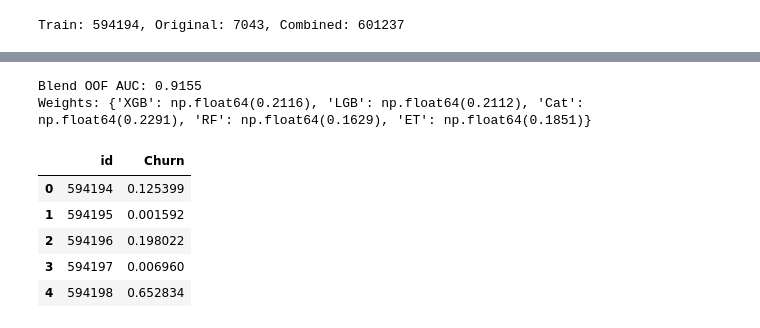
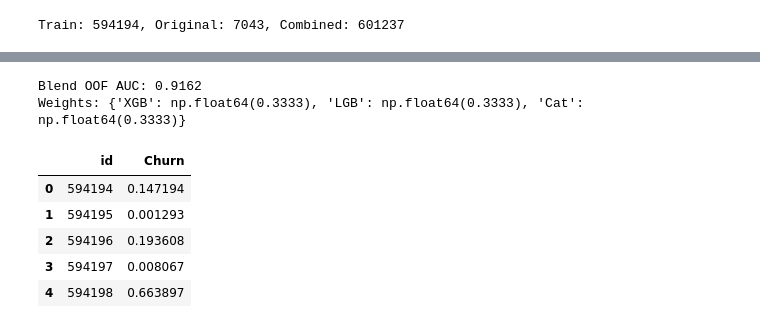
Before and after one commit to oivler/kaggle-predict-customer-churn, a Jupyter notebook: model.ipynb, the cells around one changed output, grey strips where cells are left out. Cells and saved outputs as stored; diff of their text form; code cells hidden in the pictures.

```diff
--- a/model.ipynb
+++ b/model.ipynb
@@ -4,7 +4,8 @@
 # %%
-N_FOLDS = 5
-N_SEEDS = 3
-OPTUNA_TRIALS = 50
+N_FOLDS = 10
+N_SEEDS = 5
+OPTUNA_TRIALS = 80
+USE_RF_ET = False
 # %%
 import numpy as np
 import pandas as pd
@@ -227,18 +228,22 @@ from sklearn.ensemble import RandomForestClassifier, ExtraTreesClassifier
 from sklearn.metrics import roc_auc_score
 from scipy.optimize import minimize
 
-n_models = 5
+n_models = 3 if not USE_RF_ET else 5
 oof = np.zeros((len(X_encoded), n_models))
 test_preds = np.zeros((len(X_test_encoded), n_models))
 
 def get_models(seed, fold):
-    return [
+    models = [
         XGBClassifier(**best_xgb_params, random_state=seed+fold, eval_metric='logloss'),
         LGBMClassifier(**best_lgb_params, random_state=seed+fold, verbose=-1),
         CatBoostClassifier(**best_cat_params, random_state=seed+fold, verbose=0),
-        RandomForestClassifier(n_estimators=300, max_depth=12, class_weight='balanced', random_state=seed+fold),
-        ExtraTreesClassifier(n_estimators=300, max_depth=12, class_weight='balanced', random_state=seed+fold),
     ]
+    if USE_RF_ET:
+        models.extend([
+            RandomForestClassifier(n_estimators=300, max_depth=12, class_weight='balanced', random_state=seed+fold),
+            ExtraTreesClassifier(n_estimators=300, max_depth=12, class_weight='balanced', random_state=seed+fold),
+        ])
+    return models
 
 for fold, (train_idx, val_idx) in enumerate(cv.split(X_encoded, y_full)):
     X_tr, X_val = X_encoded.iloc[train_idx], X_encoded.iloc[val_idx]
@@ -254,38 +259,46 @@ def neg_auc(w):
     blend = oof @ w
     return -roc_auc_score(y_full, blend)
 
-result = minimize(neg_auc, x0=np.ones(n_models)/n_models, method='SLSQP',
-                  bounds=[(0, 1)]*n_models,
-                  constraints={'type': 'eq', 'fun': lambda w: np.sum(w) - 1})
-blend_weights = result.x
+best_auc = -1
+best_w = None
+for x0 in [np.ones(n_models)/n_models, np.array([0.5, 0.3, 0.2] if n_models==3 else [0.2]*5)]:
+    result = minimize(neg_auc, x0=x0, method='SLSQP',
+                      bounds=[(0, 1)]*n_models,
+                      constraints={'type': 'eq', 'fun': lambda w: np.sum(w) - 1})
+    auc = -result.fun
+    if auc > best_auc:
+        best_auc = auc
+        best_w = result.x
+blend_weights = best_w
 blend_oof = oof @ blend_weights
+names = ['XGB','LGB','Cat'] + (['RF','ET'] if USE_RF_ET else [])
 print(f"Blend OOF AUC: {roc_auc_score(y_full, blend_oof):.4f}")
-print(f"Weights: {dict(zip(['XGB','LGB','Cat','RF','ET'], np.round(blend_weights, 4)))}")
+print(f"Weights: {dict(zip(names, np.round(blend_weights, 4)))}")
 # %% [output]
-Blend OOF AUC: 0.9155
-Weights: {'XGB': np.float64(0.2116), 'LGB': np.float64(0.2112), 'Cat': np.float64(0.2291), 'RF': np.float64(0.1629), 'ET': np.float64(0.1851)}
+Blend OOF AUC: 0.9162
+Weights: {'XGB': np.float64(0.3333), 'LGB': np.float64(0.3333), 'Cat': np.float64(0.3333)}
 # %%
 all_test_preds = [test_preds @ blend_weights]
-for base_seed in [123, 456, 789][:N_SEEDS-1]:
+for base_seed in [123, 456, 789, 2024, 2025][:N_SEEDS-1]:
     tp = np.zeros((len(X_test_encoded), n_models))
     for fold, (train_idx, val_idx) in enumerate(cv.split(X_encoded, y_full)):
         X_tr, X_val = X_encoded.iloc[train_idx], X_encoded.iloc[val_idx]
         y_tr = y_full.iloc[train_idx]
         sw_tr = sample_weights[train_idx]
         models = get_models(base_seed, fold)
         for i, m in enumerate(models):
             m.fit(X_tr, y_tr, sample_weight=sw_tr)
             tp[:, i] += m.predict_proba(X_test_encoded)[:, 1] / N_FOLDS
     all_test_preds.append(tp @ blend_weights)
 
 final_preds = np.mean(all_test_preds, axis=0)
 submission = pd.DataFrame({'id': test_ids, 'Churn': final_preds})
 submission.to_csv('submission.csv', index=False)
 submission.head()
 # %% [output]
 |  | id | Churn |
-| 0 | 594194 | 0.125399 |
-| 1 | 594195 | 0.001592 |
-| 2 | 594196 | 0.198022 |
-| 3 | 594197 | 0.006960 |
-| 4 | 594198 | 0.652834 |
+| 0 | 594194 | 0.147194 |
+| 1 | 594195 | 0.001293 |
+| 2 | 594196 | 0.193608 |
+| 3 | 594197 | 0.008067 |
+| 4 | 594198 | 0.663897 |
```
Also changed, not shown: parts of 4 cells of this notebook.
